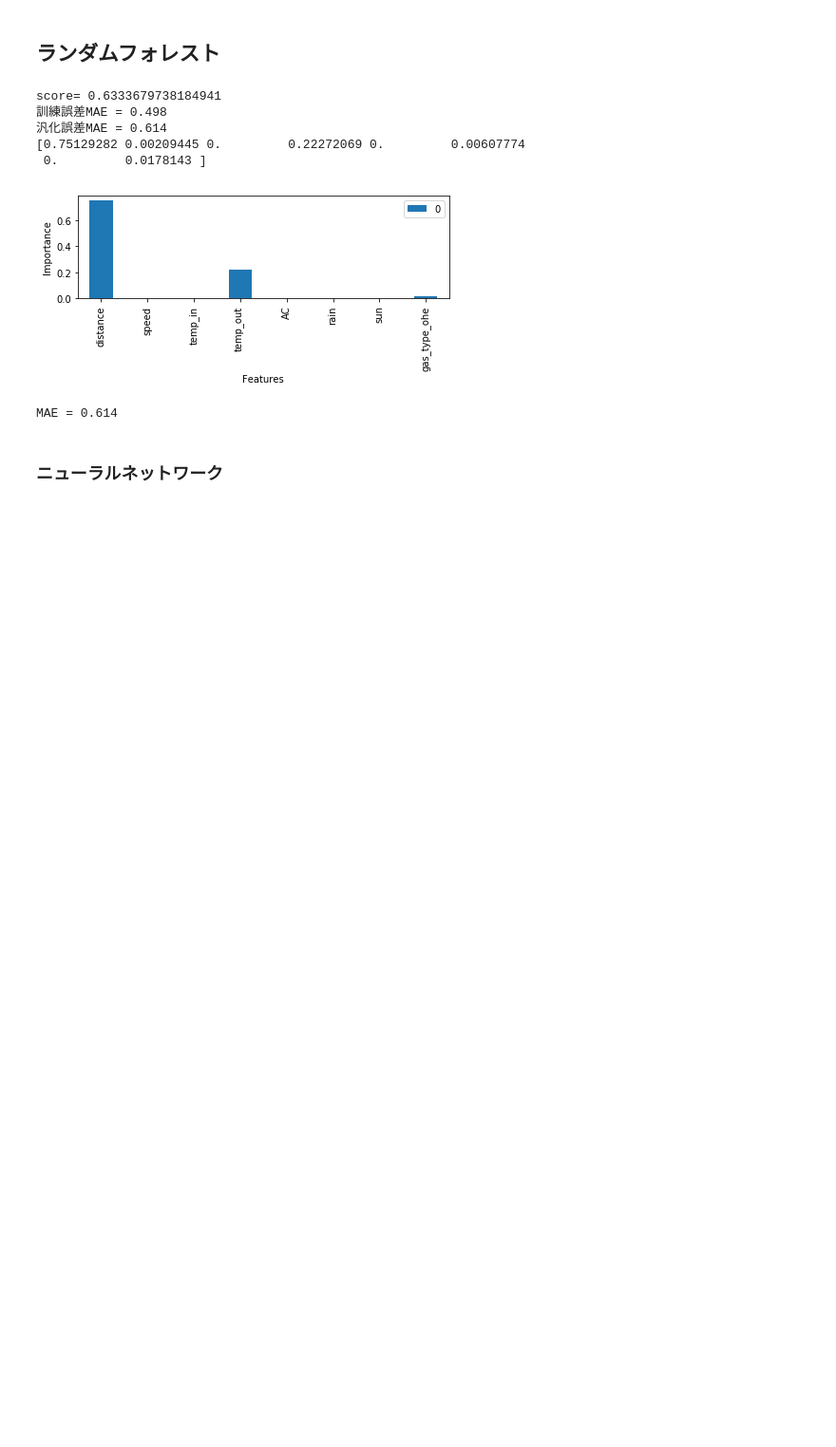
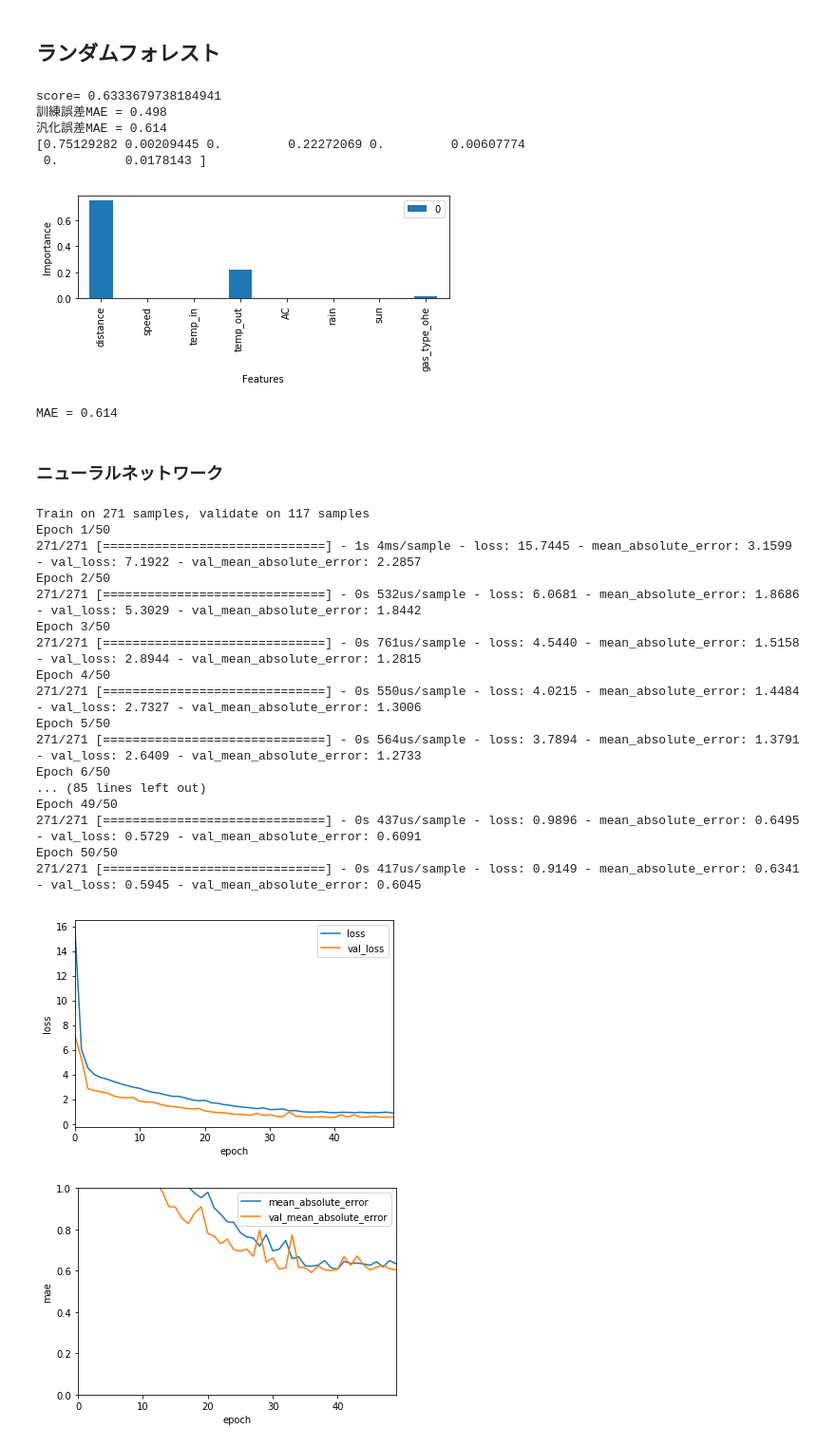
Before and after one commit to axlmasa/AI_Train, a Jupyter notebook: Day3_work_中塩雅朝.ipynb, the cells around one changed output. Shown at 95% size. Saved outputs shown, nothing was run; the diff lists cells and outputs as text; code cells hidden in the pictures; blank space fills up the shorter version.

```diff
--- a/Day3_work_中塩雅朝.ipynb
+++ b/Day3_work_中塩雅朝.ipynb
@@ -509,0 +516,64 @@ MAE = 0.614
+# %%
+# データのつくりなおし
+y = df_fuel['consume'].values
+X = df_fuel.drop(['consume','distance','temp_inside','sun'], axis=1)
+X_train, X_test, y_train, y_test = train_test_split(X, y, test_size=0.3, random_state=1234)
+# %%
+model = Sequential()
+model.add(Dense(8, activation='relu', input_dim=5))
+model.add(Dense(3, activation='relu', input_dim=8))
+model.add(Dense(1, activation='linear'))#最終層のactivationは変更しないこと
+
+# ------ 最適化手法 ------
+# sgd = SGD(lr=0.01, momentum=0.9, nesterov=False)
+# rms = RMSprop(lr=0.01)
+# adag = Adagrad(lr=0.01)
+# adad = Adadelta(lr=0.01)
+adam = Adam(lr=0.01)
+# -----------------------------
+
+model.compile(loss='mse',
+              optimizer=adam,
+              metrics=['mae'])
+
+# WARNINGが出るが気にしなくて良い
+# %%
+# 計算の実行
+fit = model.fit(X_train, y_train,
+          epochs=50,
+          batch_size=20,validation_data=(X_test, y_test))
+
+# 各epochにおける損失と精度をdfに入れる
+df = pd.DataFrame(fit.history)
+
+# グラフ化
+df[["loss", "val_loss"]].plot()
+plt.ylabel("loss")
+plt.xlabel("epoch")
+plt.show()
+
+df[["mean_absolute_error", "val_mean_absolute_error"]].plot()
+plt.ylabel("mae")
+plt.xlabel("epoch")
+plt.ylim([0,1.0])
+plt.show()
+# %% [output]
+Train on 271 samples, validate on 117 samples
+Epoch 1/50
+271/271 [==============================] - 1s 4ms/sample - loss: 15.7445 - mean_absolute_error: 3.1599 - val_loss: 7.1922 - val_mean_absolute_error: 2.2857
+Epoch 2/50
+271/271 [==============================] - 0s 532us/sample - loss: 6.0681 - mean_absolute_error: 1.8686 - val_loss: 5.3029 - val_mean_absolute_error: 1.8442
+Epoch 3/50
+271/271 [==============================] - 0s 761us/sample - loss: 4.5440 - mean_absolute_error: 1.5158 - val_loss: 2.8944 - val_mean_absolute_error: 1.2815
+Epoch 4/50
+271/271 [==============================] - 0s 550us/sample - loss: 4.0215 - mean_absolute_error: 1.4484 - val_loss: 2.7327 - val_mean_absolute_error: 1.3006
+Epoch 5/50
+271/271 [==============================] - 0s 564us/sample - loss: 3.7894 - mean_absolute_error: 1.3791 - val_loss: 2.6409 - val_mean_absolute_error: 1.2733
+Epoch 6/50
+... (85 lines left out)
+Epoch 49/50
+271/271 [==============================] - 0s 437us/sample - loss: 0.9896 - mean_absolute_error: 0.6495 - val_loss: 0.5729 - val_mean_absolute_error: 0.6091
+Epoch 50/50
+271/271 [==============================] - 0s 417us/sample - loss: 0.9149 - mean_absolute_error: 0.6341 - val_loss: 0.5945 - val_mean_absolute_error: 0.6045
+[figure, added]
+[figure, added]
```
Also changed, not shown: parts of 6 cells of this notebook.
